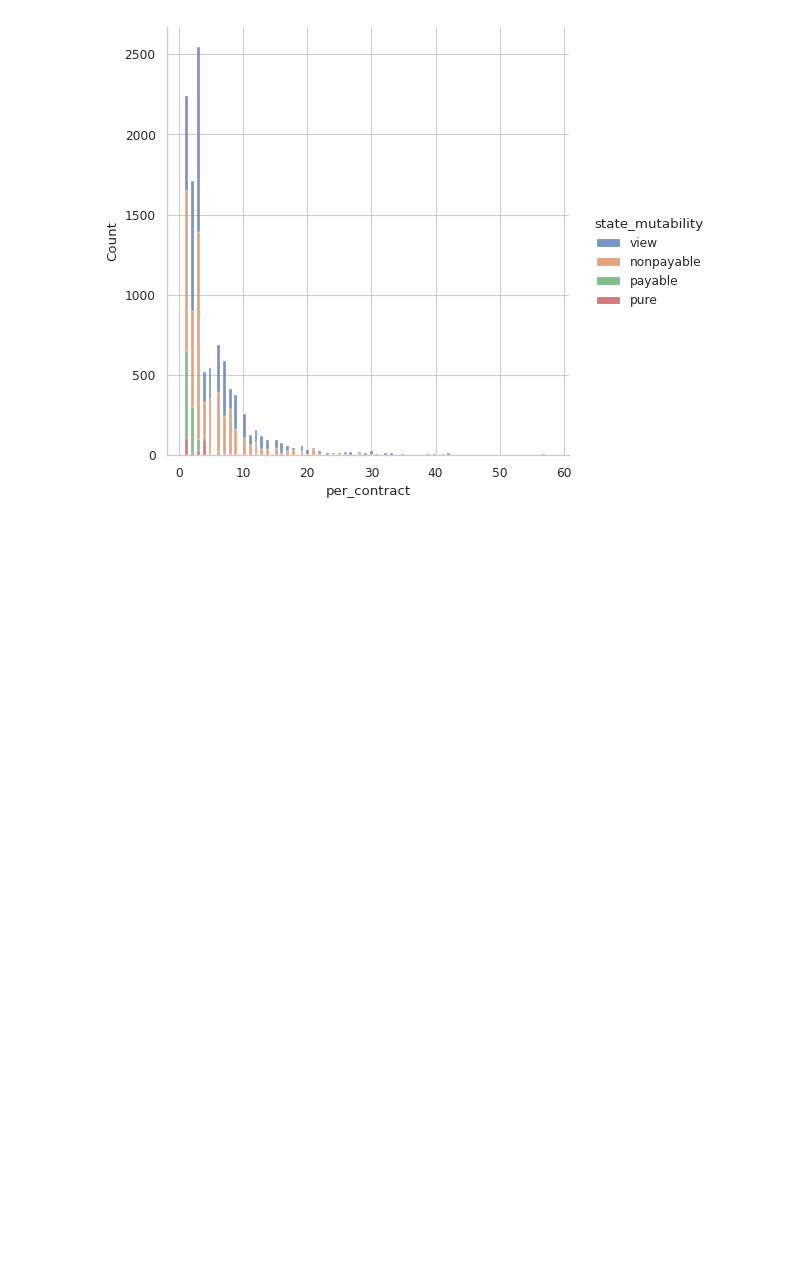
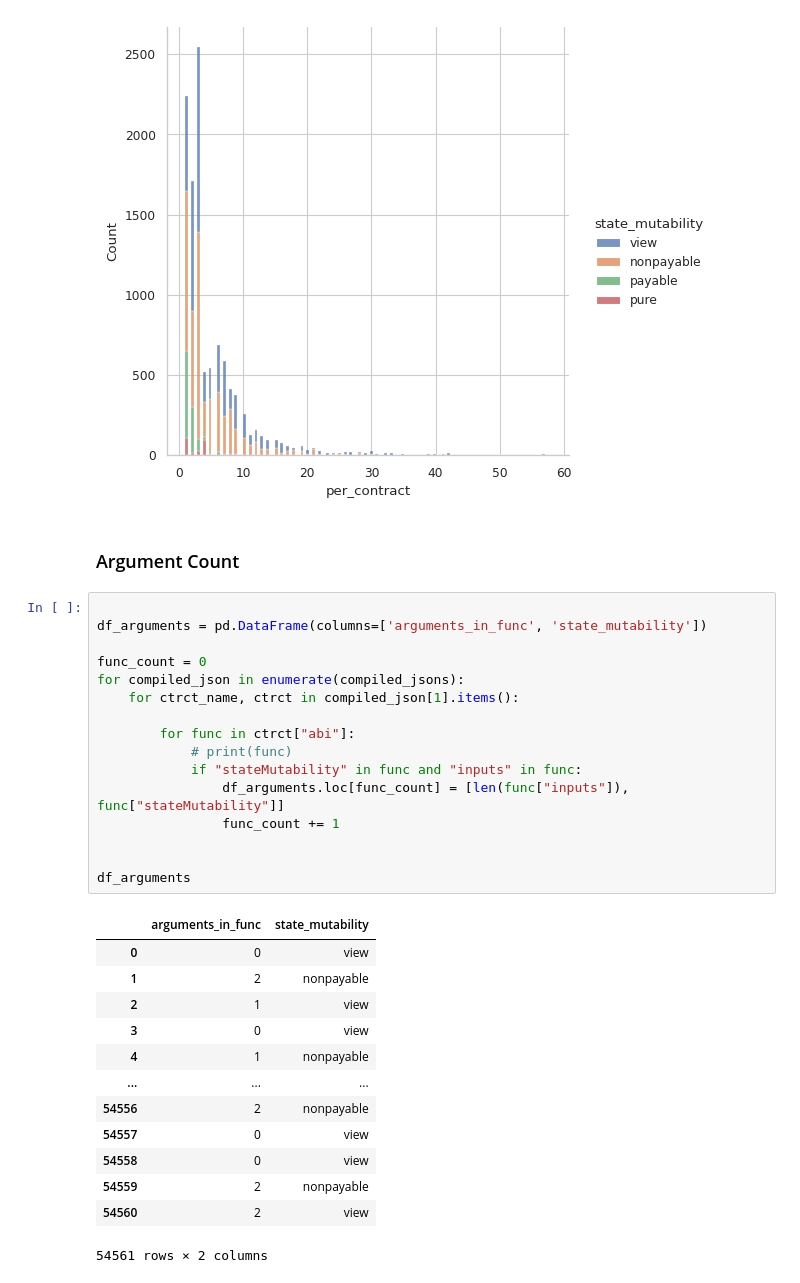
Before and after one commit to Miyamura80/Fuma_Fuzz, a Jupyter notebook: experiments/analyze_contract_abi.ipynb, the cells around one changed output. Cells and saved outputs as stored; diff of their text form; blank space fills up the shorter version.

```diff
--- a/experiments/analyze_contract_abi.ipynb
+++ b/experiments/analyze_contract_abi.ipynb
@@ -132,3 +132,35 @@ sns.displot(data=df2, x="per_contract",hue="state_mutability", multiple="stack")
 # %% [output]
 <seaborn.axisgrid.FacetGrid at 0x...>
 [figure]
+# %% [markdown]
+### Argument Count
+# %%
+
+df_arguments = pd.DataFrame(columns=['arguments_in_func', 'state_mutability'])
+
+func_count = 0
+for compiled_json in enumerate(compiled_jsons):
+    for ctrct_name, ctrct in compiled_json[1].items():
+
+        for func in ctrct["abi"]:
+            # print(func)
+            if "stateMutability" in func and "inputs" in func:
+                df_arguments.loc[func_count] = [len(func["inputs"]), func["stateMutability"]]
+                func_count += 1
+
+
+df_arguments
+# %% [output]
+|  | arguments_in_func | state_mutability |
+| 0 | 0 | view |
+| 1 | 2 | nonpayable |
+| 2 | 1 | view |
+| 3 | 0 | view |
+| 4 | 1 | nonpayable |
+| ... | ... | ... |
+| 54556 | 2 | nonpayable |
+| 54557 | 0 | view |
+| 54558 | 0 | view |
+| 54559 | 2 | nonpayable |
+| 54560 | 2 | view |
+54561 rows × 2 columns
```
Also changed, not shown: parts of 3 cells of this notebook.
